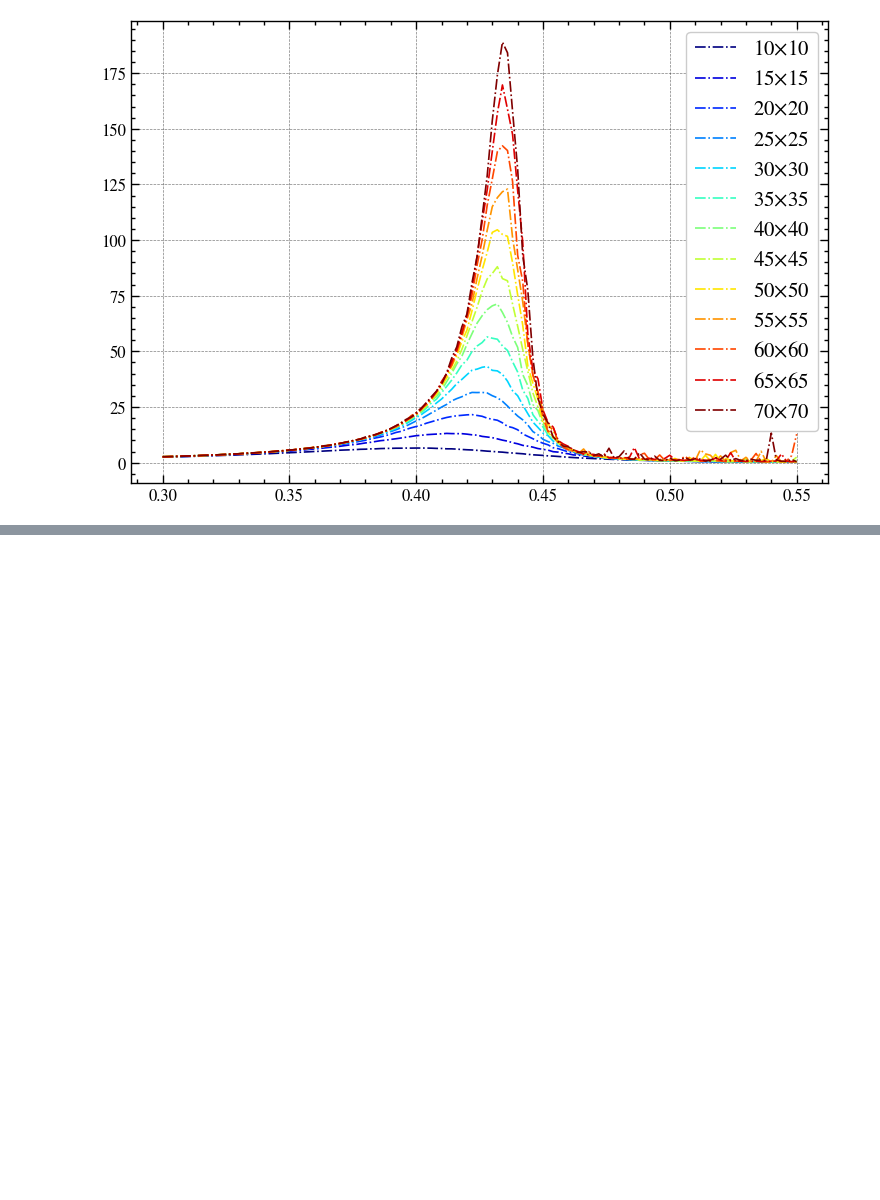
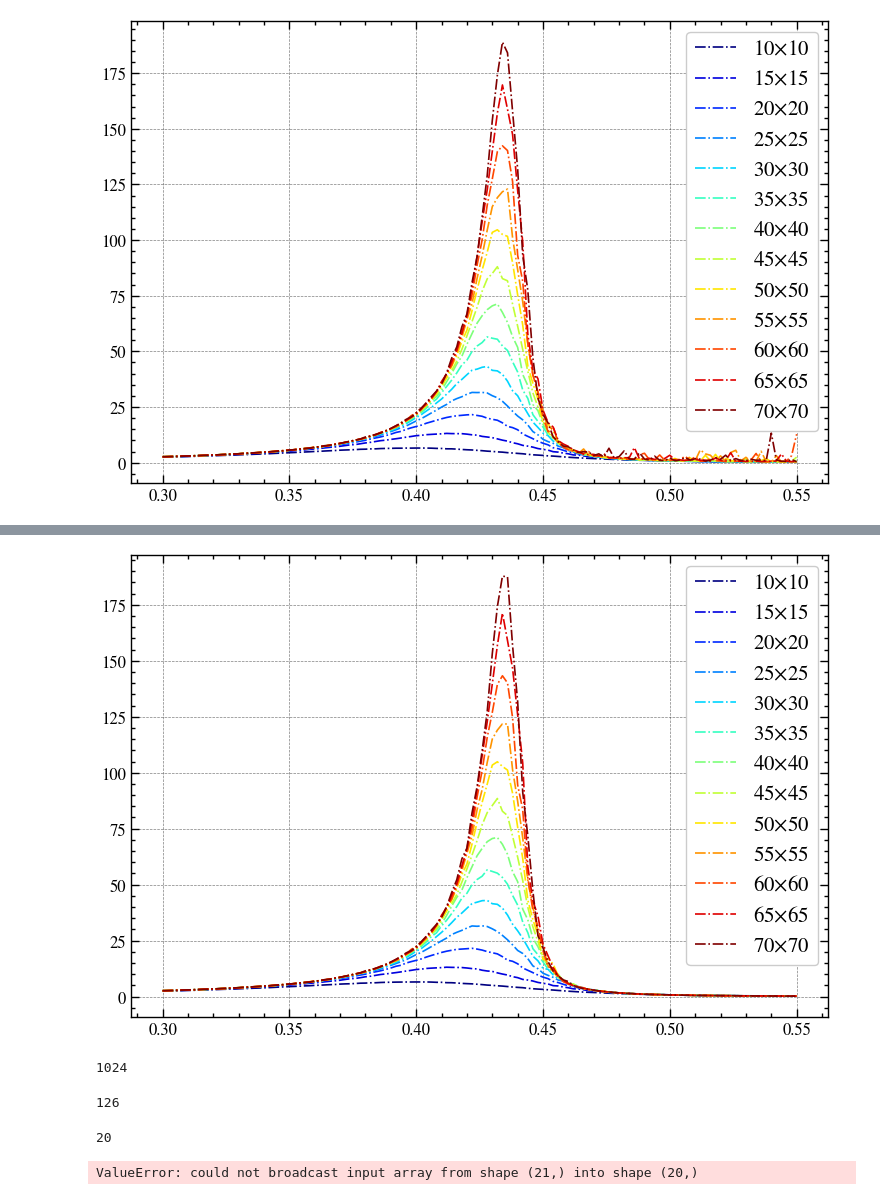
Before and after one commit to roberto-dionisio/numerical_methods, a Jupyter notebook: Ising_model/analysis+term.ipynb, the cells around one changed output, grey strips where cells are left out. Cells and saved outputs as stored; diff of their text form; code cells hidden in the pictures; blank space fills up the shorter version.

```diff
--- a/Ising_model/analysis+term.ipynb
+++ b/Ising_model/analysis+term.ipynb
@@ -168,0 +183,8 @@ plt.plot(beta_exp, chi_L[:,0],'-.',markersize='6', linewidth='1.4',label=rf'10')
+# %%
+#tolto 10000 punti iniziali
+for file in files:
+    plt.plot(beta_exp, chi_Lf[:,int(file/5 - 2)],'-.',markersize='6', linewidth='1.2',label=rf'{file}$ \times ${file}',color=getColor('jet', len(files),int(file/5 - 2)))
+plt.legend()
+plt.show()
+# %% [output]
+[figure, added]
@@ -168,0 +194,8 @@ plt.plot(beta_exp, chi_L[:,0],'-.',markersize='6', linewidth='1.4',label=rf'10')
+# %%
+2**10
+# %% [output]
+1024
+# %%
+len(magns_L[:,0])
+# %% [output]
+126
@@ -168,0 +220,10 @@ plt.plot(beta_exp, chi_L[:,0],'-.',markersize='6', linewidth='1.4',label=rf'10')
+# %%
+c=np.arange(0,20,1)
+c
+# %% [output]
+20
+# %%
+boot = binned_bootstrap(c, 3, 10)
+boot[0]
+# %% [output]
+ValueError: could not broadcast input array from shape (21,) into shape (20,)
```
Also changed, not shown: parts of 33 cells of this notebook.
